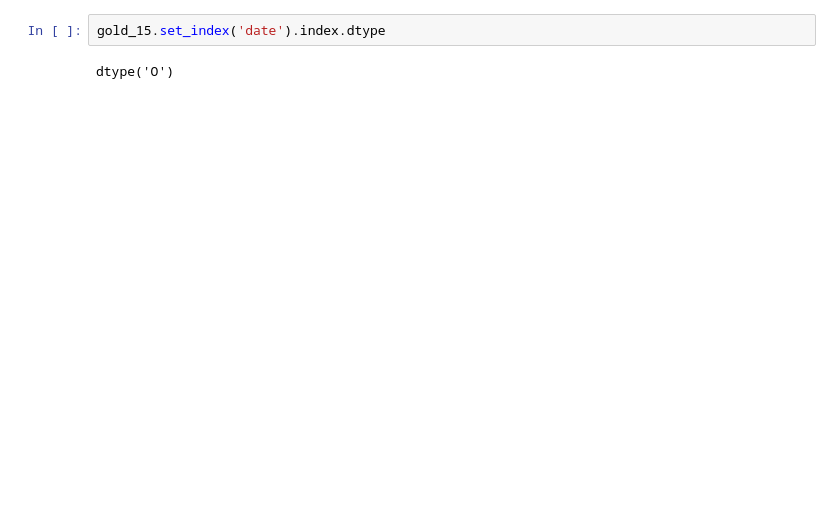
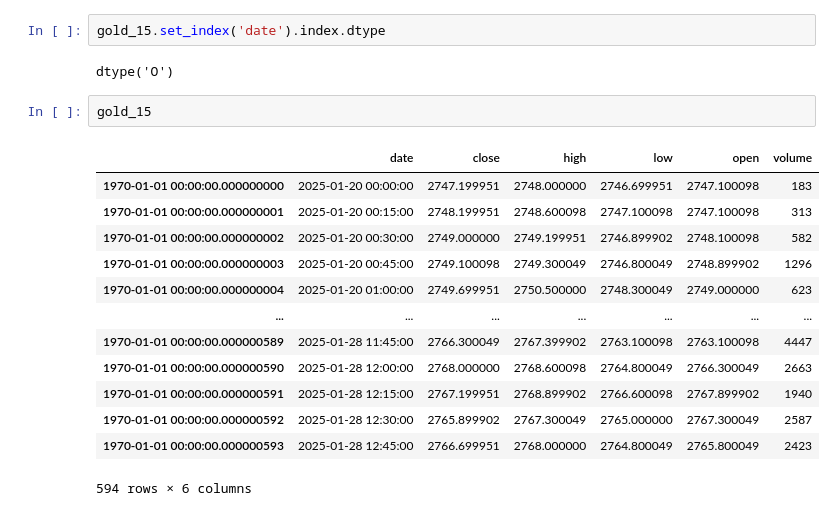
Before and after one commit to chumari-git/Trading-Strategies, a Jupyter notebook: Golden Ratio Strategy/Golden Ratio Strategy.ipynb, the cells around one changed output. Drawn from its saved outputs; the diff is of its cells as text; blank space fills up the shorter version.

```diff
--- a/Golden Ratio Strategy/Golden Ratio Strategy.ipynb
+++ b/Golden Ratio Strategy/Golden Ratio Strategy.ipynb
@@ -230,3 +226,19 @@ GridPlot(id='p1271', ...)
 gold_15.set_index('date').index.dtype
 # %% [output]
 dtype('O')
+# %%
+gold_15
+# %% [output]
+|  | date | close | high | low | open | volume |
+| 1970-01-01 00:00:00.000000000 | 2025-01-20 00:00:00 | 2747.199951 | 2748.000000 | 2746.699951 | 2747.100098 | 183 |
+| 1970-01-01 00:00:00.000000001 | 2025-01-20 00:15:00 | 2748.199951 | 2748.600098 | 2747.100098 | 2747.100098 | 313 |
+| 1970-01-01 00:00:00.000000002 | 2025-01-20 00:30:00 | 2749.000000 | 2749.199951 | 2746.899902 | 2748.100098 | 582 |
+| 1970-01-01 00:00:00.000000003 | 2025-01-20 00:45:00 | 2749.100098 | 2749.300049 | 2746.800049 | 2748.899902 | 1296 |
+| 1970-01-01 00:00:00.000000004 | 2025-01-20 01:00:00 | 2749.699951 | 2750.500000 | 2748.300049 | 2749.000000 | 623 |
+| ... | ... | ... | ... | ... | ... | ... |
+| 1970-01-01 00:00:00.000000589 | 2025-01-28 11:45:00 | 2766.300049 | 2767.399902 | 2763.100098 | 2763.100098 | 4447 |
+| 1970-01-01 00:00:00.000000590 | 2025-01-28 12:00:00 | 2768.000000 | 2768.600098 | 2764.800049 | 2766.300049 | 2663 |
+| 1970-01-01 00:00:00.000000591 | 2025-01-28 12:15:00 | 2767.199951 | 2768.899902 | 2766.600098 | 2767.899902 | 1940 |
+| 1970-01-01 00:00:00.000000592 | 2025-01-28 12:30:00 | 2765.899902 | 2767.300049 | 2765.000000 | 2767.300049 | 2587 |
+| 1970-01-01 00:00:00.000000593 | 2025-01-28 12:45:00 | 2766.699951 | 2768.000000 | 2764.800049 | 2765.800049 | 2423 |
+594 rows × 6 columns
```
Also changed, not shown: parts of 9 cells of this notebook, 1 other file.
